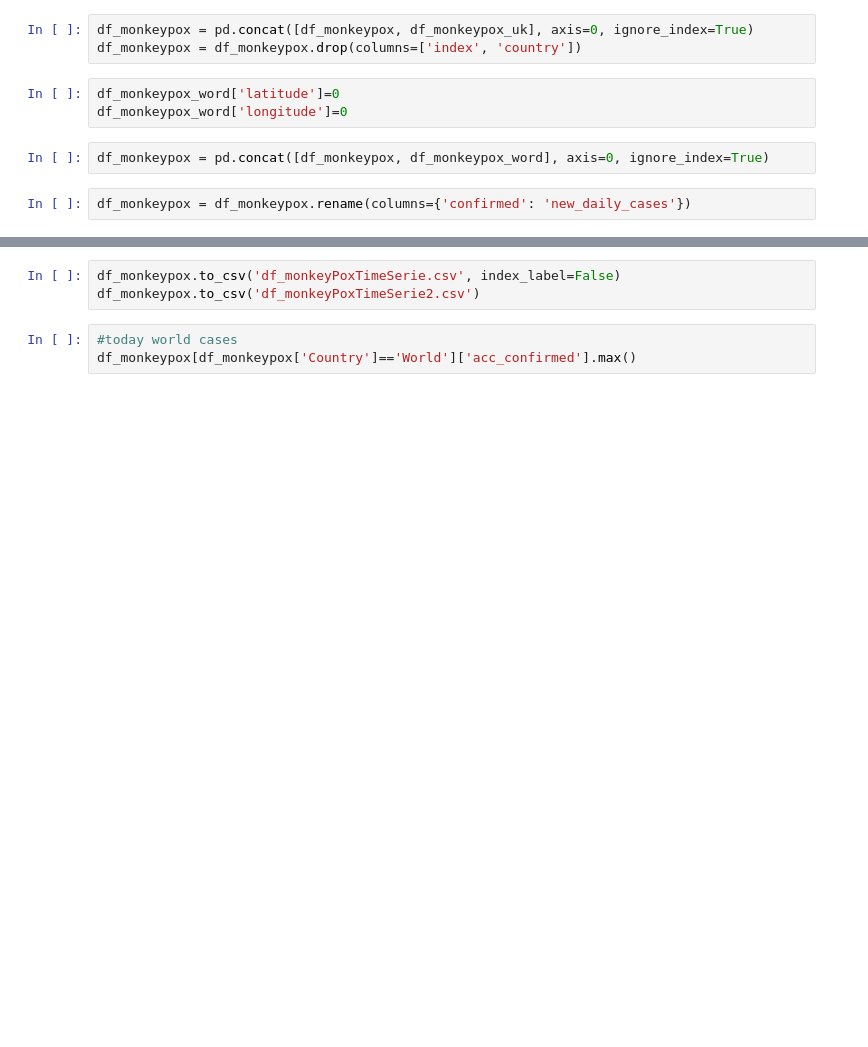
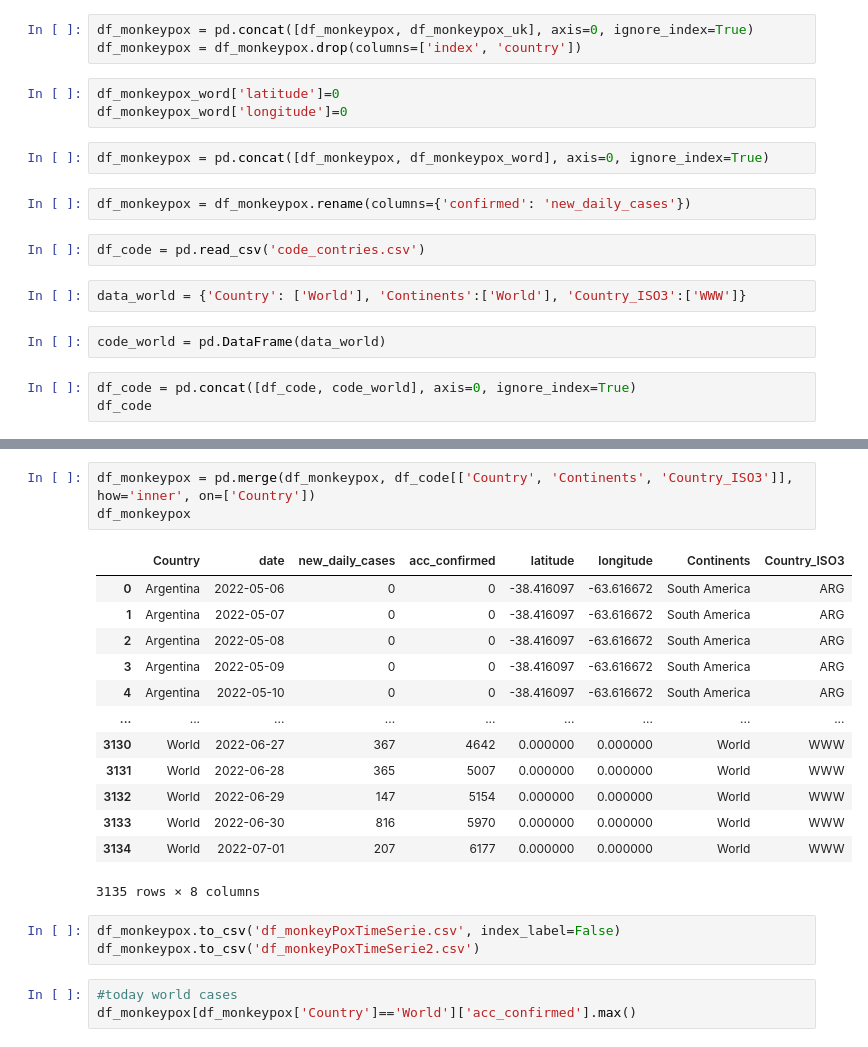
Before and after one commit to hericlibong/monkeyPox_dashboard, a Jupyter notebook: dataMonkey_dashboard_process.ipynb, the cells around one changed output, grey strips where cells are left out. Saved outputs shown, nothing was run; the diff lists cells and outputs as text; blank space fills up the shorter version.

```diff
--- a/dataMonkey_dashboard_process.ipynb
+++ b/dataMonkey_dashboard_process.ipynb
@@ -194,3 +200,12 @@ df_monkeypox_word['longitude']=0
 df_monkeypox = pd.concat([df_monkeypox, df_monkeypox_word], axis=0, ignore_index=True)
 # %%
 df_monkeypox = df_monkeypox.rename(columns={'confirmed': 'new_daily_cases'})
+# %%
+df_code = pd.read_csv('code_contries.csv')
+# %%
+data_world = {'Country': ['World'], 'Continents':['World'], 'Country_ISO3':['WWW']}
+# %%
+code_world = pd.DataFrame(data_world)
+# %%
+df_code = pd.concat([df_code, code_world], axis=0, ignore_index=True)
+df_code
@@ -197,3 +226,20 @@ df_monkeypox = df_monkeypox.rename(columns={'confirmed': 'new_daily_cases'})
+# %%
+df_monkeypox = pd.merge(df_monkeypox, df_code[['Country', 'Continents', 'Country_ISO3']], how='inner', on=['Country'])
+df_monkeypox
+# %% [output]
+|  | Country | date | new_daily_cases | acc_confirmed | latitude | longitude | Continents | Country_ISO3 |
+| 0 | Argentina | 2022-05-06 | 0 | 0 | -38.416097 | -63.616672 | South America | ARG |
+| 1 | Argentina | 2022-05-07 | 0 | 0 | -38.416097 | -63.616672 | South America | ARG |
+| 2 | Argentina | 2022-05-08 | 0 | 0 | -38.416097 | -63.616672 | South America | ARG |
+| 3 | Argentina | 2022-05-09 | 0 | 0 | -38.416097 | -63.616672 | South America | ARG |
+| 4 | Argentina | 2022-05-10 | 0 | 0 | -38.416097 | -63.616672 | South America | ARG |
+| ... | ... | ... | ... | ... | ... | ... | ... | ... |
+| 3130 | World | 2022-06-27 | 367 | 4642 | 0.000000 | 0.000000 | World | WWW |
+| 3131 | World | 2022-06-28 | 365 | 5007 | 0.000000 | 0.000000 | World | WWW |
+| 3132 | World | 2022-06-29 | 147 | 5154 | 0.000000 | 0.000000 | World | WWW |
+| 3133 | World | 2022-06-30 | 816 | 5970 | 0.000000 | 0.000000 | World | WWW |
+| 3134 | World | 2022-07-01 | 207 | 6177 | 0.000000 | 0.000000 | World | WWW |
+3135 rows × 8 columns
 # %%
 df_monkeypox.to_csv('df_monkeyPoxTimeSerie.csv', index_label=False)
 df_monkeypox.to_csv('df_monkeyPoxTimeSerie2.csv')
```
Also changed, not shown: parts of 18 cells of this notebook, 12 other files.
